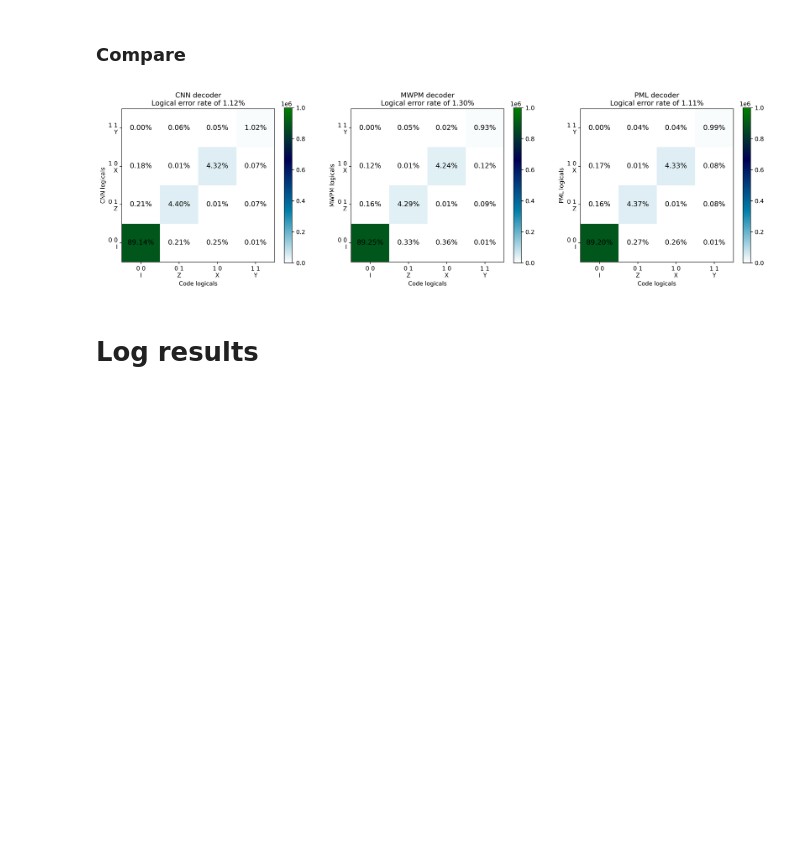
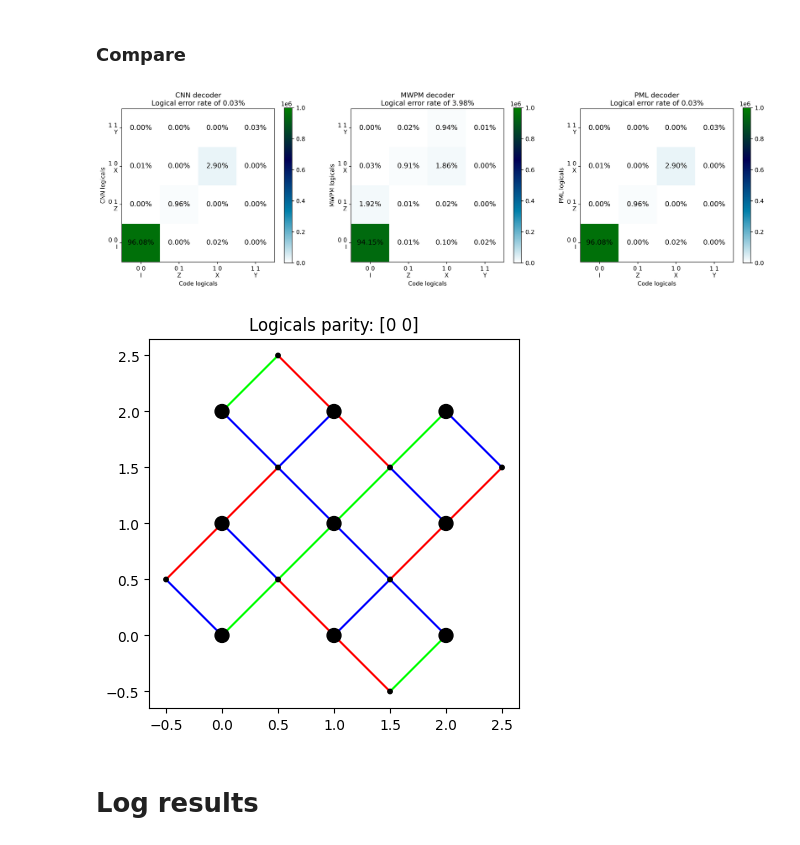
Before and after one commit to JuliusRye/QEC, a Jupyter notebook: Modules/neural_network_decoder.ipynb, the cells around one changed output. Drawn from its saved outputs; the diff is of its cells as text; code cells hidden in the pictures; blank space fills up the shorter version.

```diff
--- a/Modules/neural_network_decoder.ipynb
+++ b/Modules/neural_network_decoder.ipynb
@@ -132,6 +143,7 @@ learning_rate = optax.exponential_decay(
 optimizer = optax.adam(learning_rate)
 
 code = surface_code(L=CODE_DISTANCE)
+code.apply_deformation(CODE_DEFORMATION)
 model = CNN(
     input_shape=(1, CODE_DISTANCE+1, CODE_DISTANCE+1),
     conv_layers=CONV_LAYERS,
@@ -238,11 +250,42 @@ MWPM decoder
 # %%
 from pymatching import Matching
 
+def deform_recovery_batch(
+    recovery = jnp.ndarray,
+):
+    def _deform_recovery(
+        recovery = jnp.ndarray,
+    ):
+        inv_transformations = jnp.array([
+            [[1, 0], [0, 1]],  # I
+            [[1, 0], [1, 1]],  # X-Y
+            [[1, 1], [0, 1]],  # Y-Z
+            [[0, 1], [1, 0]],  # X-Z
+            [[0, 1], [1, 1]],  # X-Z-Y
+            [[1, 1], [1, 0]],  # X-Y-Z
+        ])
+
+        recovery_deformed = vmap(
+            lambda A, B, Di: jnp.dot(Di, jnp.stack([A, B])) % 2,
+            in_axes=(0, 0, 0),
+            out_axes=1
+        )(
+            recovery[0],
+            recovery[1],
+            inv_transformations[CODE_DEFORMATION]
+        )
+
+        return recovery_deformed
+
+    return vmap(_deform_recovery)(recovery)
+
+# Decodes the un-deformed surface code and then deforms the recovery operation
 matcher = Matching(
-    jnp.append(code.hx, code.hz, axis=1)
+    jnp.append(code.hx_original, code.hz_original, axis=1)
 )
 recovery = matcher.decode_batch(syndromes)
 recovery = recovery.reshape((recovery.shape[0], 2, recovery.shape[1]//2))
+recovery = deform_recovery_batch(recovery)
 mwpm_logicals = logicals_of_recovery(recovery)
 
 i = 2 * logicals[:, 0] + logicals[:, 1]
@@ -265,35 +310,38 @@ pml_hist = jnp.zeros((4, 4), dtype=int).at[j, i].add(1)
 from matplotlib.colors import LogNorm
 
 labels = ['0 0\nI', '0 1\nZ', '1 0\nX', '1 1\nY']
 
 plot: tuple[plt.Figure, list[plt.Axes]] = plt.subplots(ncols=3)
 fig, axs = plot
 fig.set_figwidth(20)
 fig.set_dpi(300)
 for ax, hist, name in zip(
     axs,
     [nn_hist, mwpm_hist, pml_hist],
     ["CNN", "MWPM", "PML"]
 ):
     img = ax.imshow(
         hist,
         origin='lower',
         cmap='ocean_r',
         vmin=0,
         vmax=hist.sum(),
     )
     fig.colorbar(img)
     ax.set_xticks(range(4), labels)
     ax.set_yticks(range(4), labels)
     ax.set_xlabel('Code logicals')
     ax.set_ylabel(f'{name} logicals')
-    for syndromes, row in enumerate(jnp.array(hist).T):
+    for x, row in enumerate(jnp.array(hist).T):
         for y, count in enumerate(row):
-            ax.text(syndromes, y, f'{count/hist.sum():.2%}', ha='center', va='center', rotation=0, rotation_mode='anchor', fontsize=12)
+            ax.text(x, y, f'{count/hist.sum():.2%}', ha='center', va='center', rotation=0, rotation_mode='anchor', fontsize=12)
     ax.set_title(f'{name} decoder\nLogical error rate of {1 - hist.diagonal().sum() / hist.sum():.2%}')
 plt.show()
+
+code.show()
 # %% [output]
 [figure]
+[figure, added]
 # %% [markdown]
 # Log results
 # %%
```
Also changed, not shown: parts of 5 cells of this notebook, 3 other files.
